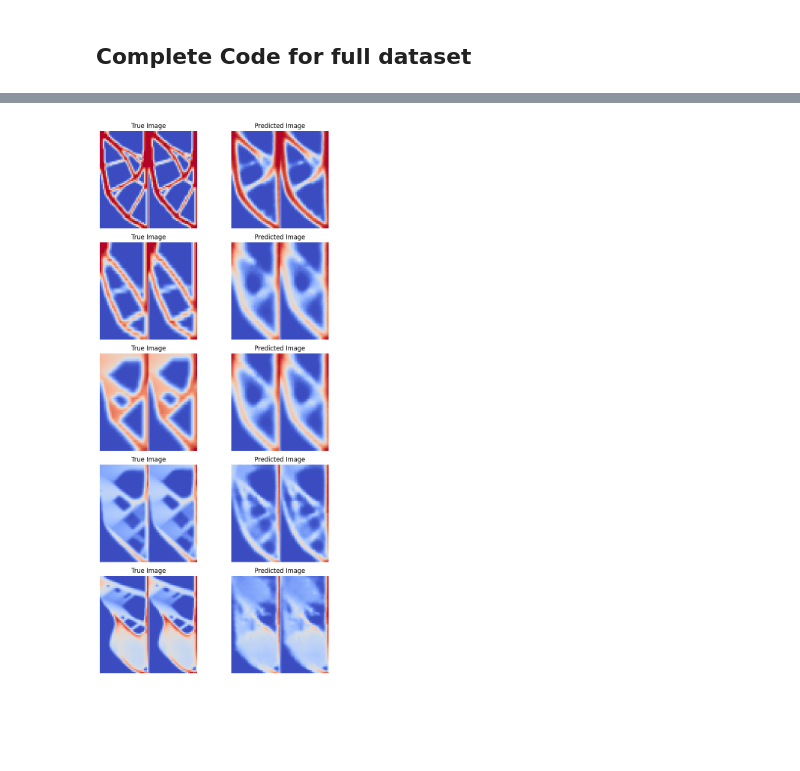
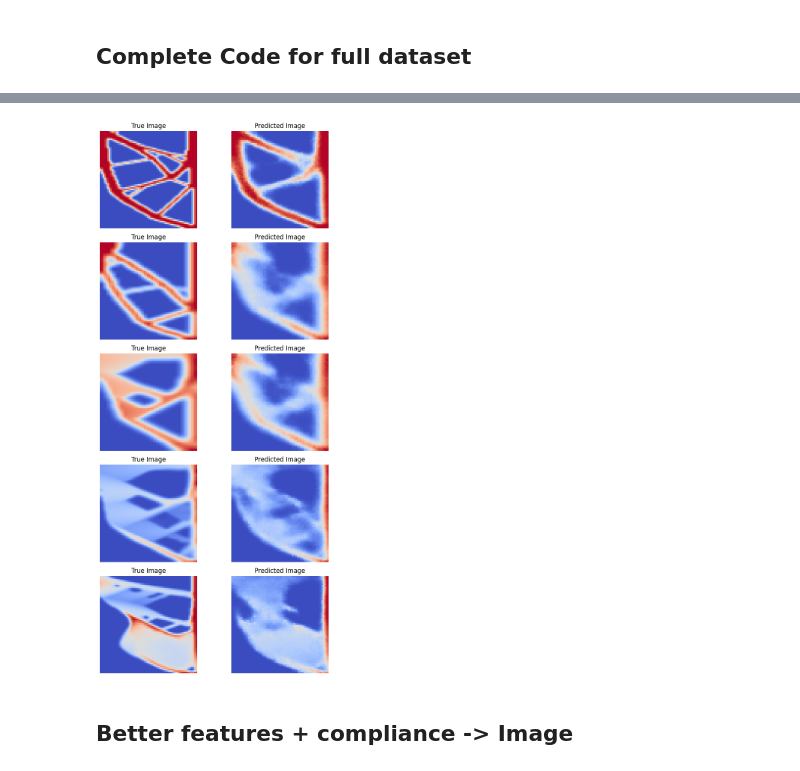
Before and after one commit to Psych17101/EngiOpt, a Jupyter notebook: tutorial_ann_image_regression.ipynb, the cells around one changed output, grey strips where cells are left out. Saved outputs shown, nothing was run; the diff lists cells and outputs as text; code cells hidden in the pictures; blank space fills up the shorter version.

```diff
--- a/tutorial_ann_image_regression.ipynb
+++ b/tutorial_ann_image_regression.ipynb
@@ -326,6 +330,10 @@ import matplotlib.pyplot as plt
 from torch.utils.data import Dataset, DataLoader
 import torch.nn.functional as F
 from pytorch_msssim import ssim
+from engibench.problems.beams2d.v0 import Beams2D
+
+problem = Beams2D()
+
 
 class CustomLoss(nn.Module):
     def __init__(self, alpha=0.85):
@@ -343,11 +351,14 @@ device = torch.device("cuda" if torch.cuda.is_available() else "mps" if torch.ba
 print(f"Using device: {device}")
 
 # Step 1: Create a PyTorch Dataset
-##################################
 class BeamDataset(Dataset):
     def __init__(self, dataset):
         self.dataset = dataset
         self.input_features = ['nelx', 'nely', 'volfrac', 'penal', 'rmin', 'ft', 'max_iter', 'overhang_constraint', 'compliance']
+
+        self.transform = transforms.Compose([
+            transforms.Resize((64, 64)),  # Resize first
+        ])
 
     def __len__(self):
         return len(self.dataset)
@@ -365,11 +376,15 @@ class BeamDataset(Dataset):
         height, width = example['nely'], example['nelx']
         y = y.view(1, height, width)
 
-        # Resize to fixed size (64x64)
-        resize = transforms.Resize((64, 64))
-        y = resize(y)
+        # Check if image is too wide
+        if width > height * 1.5:  # If width is much larger than height, assume duplication
+            y = y[:, :, :width // 2]  # Take only the left half
+
+        # Apply resizing
+        y = self.transform(y)
 
         return X, y
+
 
 # Step 2: Create DataLoaders
 ############################
@@ -395,7 +410,11 @@ class CNNModel(nn.Module):
             nn.Linear(input_dim, 1024),
             nn.ReLU(),
             #nn.Dropout(0.1),  # Dropout to prevent overfitting
-            nn.Linear(1024, 4096),
+            nn.Linear(1024, 2048),
+            nn.ReLU(),
+            nn.Linear(2048, 2048),
+            nn.ReLU(),
+            nn.Linear(2048, 4096),
             nn.ReLU(),
             #nn.Dropout(0.1)  # Another dropout layer
         )
@@ -425,9 +444,9 @@ model = CNNModel(input_dim).to(device)
 ###############################
 # Use the new loss function
 criterion = CustomLoss(alpha=0.85)
-optimizer = optim.Adam(model.parameters(), lr=0.0003, weight_decay=1e-4)  # Lower learning rate, weight decay for stability
-epochs = 500  # Enough epochs with early stopping
-patience = 10  # Stop if val loss does not improve for 10 epochs
+optimizer = optim.Adam(model.parameters(), lr=0.001)#, weight_decay=1e-4)  # Lower learning rate, weight decay for stability
+epochs = 10  # Enough epochs with early stopping
+patience = 5  # Stop if val loss does not improve for 10 epochs
 best_val_loss = float('inf')
 epochs_no_improve = 0
 
@@ -521,17 +540,24 @@ with torch.no_grad():
 y_batch = y_batch.cpu().numpy()  # True images
 predictions = predictions.cpu().numpy()  # Predicted images
 
+
+def adjust_image(image):
+    """Rotates image 90° clockwise and flips it vertically."""
+    return np.flipud(np.rot90(image, k=1))  # k=1 means 90° clockwise
+
 # Plot test samples
 fig, axes = plt.subplots(num_samples, 2, figsize=(8, num_samples * 3))
 
 for i in range(num_samples):
-    # True image
-    axes[i, 0].imshow(y_batch[i].squeeze(), cmap="coolwarm")
+    # True image (adjusted)
+    true_img = adjust_image(y_batch[i].squeeze())
+    axes[i, 0].imshow(true_img, cmap="coolwarm")
     axes[i, 0].set_title("True Image")
     axes[i, 0].axis("off")
 
-    # Predicted image
-    axes[i, 1].imshow(predictions[i].squeeze(), cmap="coolwarm")
+    # Predicted image (adjusted)
+    pred_img = adjust_image(predictions[i].squeeze())
+    axes[i, 1].imshow(pred_img, cmap="coolwarm")
     axes[i, 1].set_title("Predicted Image")
     axes[i, 1].axis("off")
 
@@ -559 +580,3 @@ Final Test Loss: 0.1905
-[figure, old version]
+[figure, new version]
+# %% [markdown]
+## Better  features + compliance -> Image
```
Also changed, not shown: parts of 10 cells of this notebook, 1 other file.
